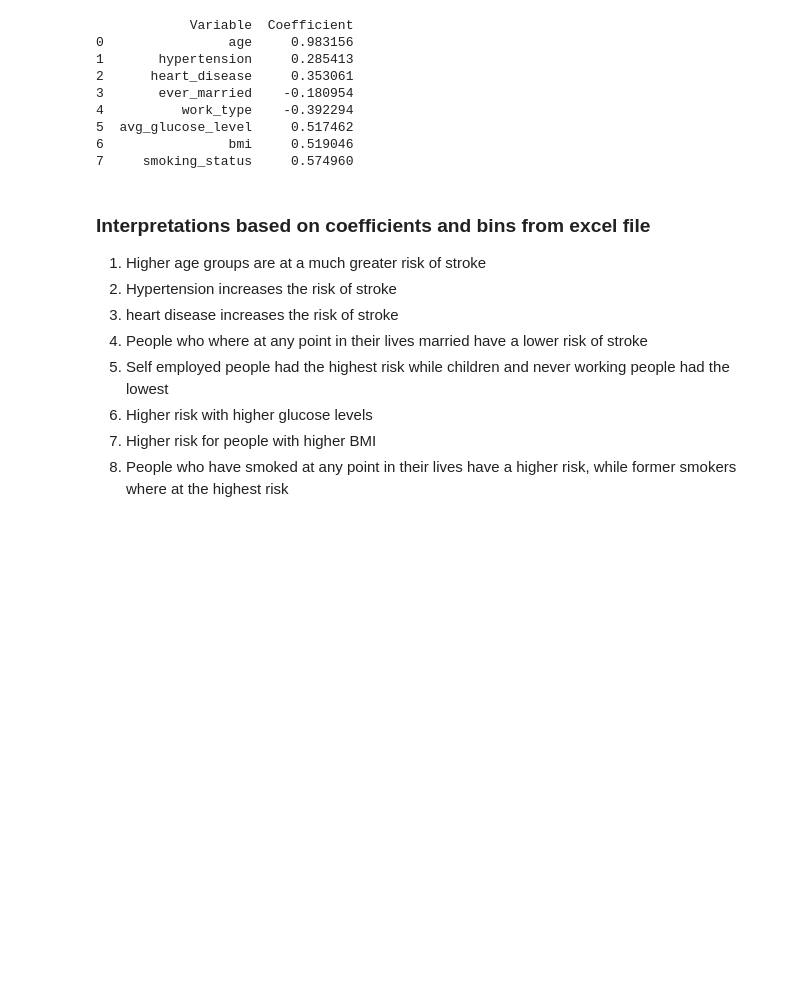
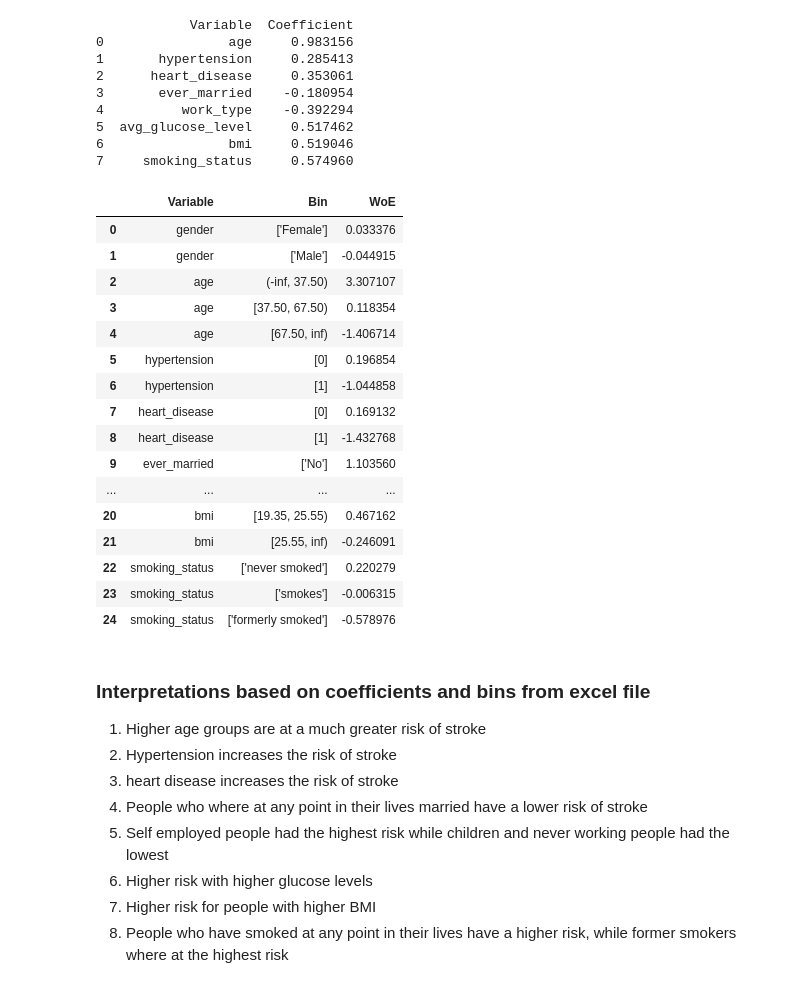
Before and after one commit to AntekBall/DataMiningProjekt, a Jupyter notebook: Log_reg.ipynb, the cells around one changed output. Saved outputs shown, nothing was run; the diff lists cells and outputs as text; code cells hidden in the pictures; blank space fills up the shorter version.

```diff
--- a/Log_reg.ipynb
+++ b/Log_reg.ipynb
@@ -133,6 +133,28 @@ print(coef_df)
 5  avg_glucose_level     0.517462
 6                bmi     0.519046
 7     smoking_status     0.574960
+# %%
+df_excel = pd.read_excel('woe_all_variables.xlsx')
+# %%
+df_excel[['Variable', 'Bin', 'WoE']]
+# %% [output]
+|  | Variable | Bin | WoE |
+| 0 | gender | ['Female'] | 0.033376 |
+| 1 | gender | ['Male'] | -0.044915 |
+| 2 | age | (-inf, 37.50) | 3.307107 |
+| 3 | age | [37.50, 67.50) | 0.118354 |
+| 4 | age | [67.50, inf) | -1.406714 |
+| 5 | hypertension | [0] | 0.196854 |
+| 6 | hypertension | [1] | -1.044858 |
+| 7 | heart_disease | [0] | 0.169132 |
+| 8 | heart_disease | [1] | -1.432768 |
+| 9 | ever_married | ['No'] | 1.103560 |
+| ... | ... | ... | ... |
+| 20 | bmi | [19.35, 25.55) | 0.467162 |
+| 21 | bmi | [25.55, inf) | -0.246091 |
+| 22 | smoking_status | ['never smoked'] | 0.220279 |
+| 23 | smoking_status | ['smokes'] | -0.006315 |
+| 24 | smoking_status | ['formerly smoked'] | -0.578976 |
 # %% [markdown]
 ### Interpretations based on coefficients and bins from excel file
 1. Higher age groups are at a much greater risk of stroke
```
